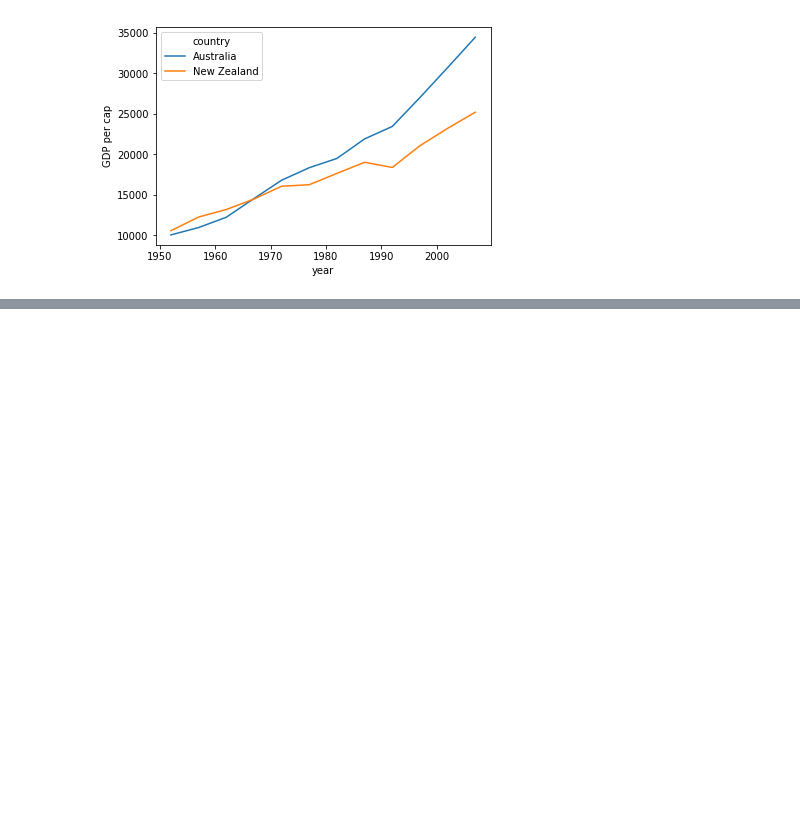
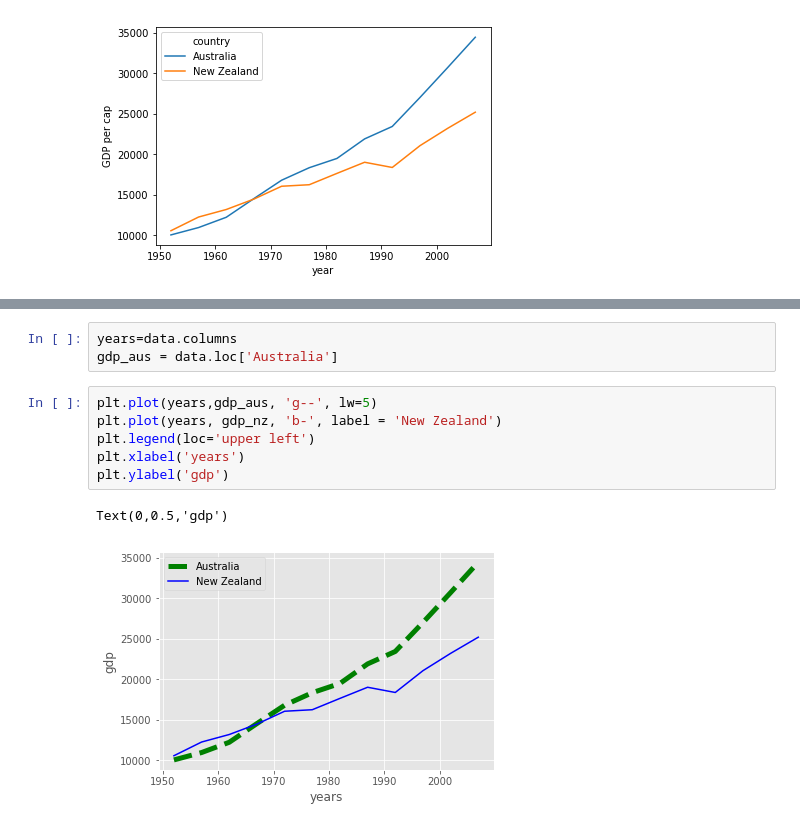
Before and after one commit to red25ar/Python-Day2, a Jupyter notebook: code/day2.py.ipynb, the cells around one changed output, grey strips where cells are left out. Drawn from its saved outputs; the diff is of its cells as text; blank space fills up the shorter version.

```diff
--- a/code/day2.py.ipynb
+++ b/code/day2.py.ipynb
@@ -112,0 +120,12 @@ Text(0.5,0,'year')
+# %%
+years=data.columns
+gdp_aus = data.loc['Australia']
+# %%
+plt.plot(years,gdp_aus, 'g--', lw=5)
+plt.plot(years, gdp_nz, 'b-', label = 'New Zealand')
+plt.legend(loc='upper left')
+plt.xlabel('years')
+plt.ylabel('gdp')
+# %% [output]
+Text(0,0.5,'gdp')
+[figure, added]
```
Also changed, not shown: parts of 13 cells of this notebook.
